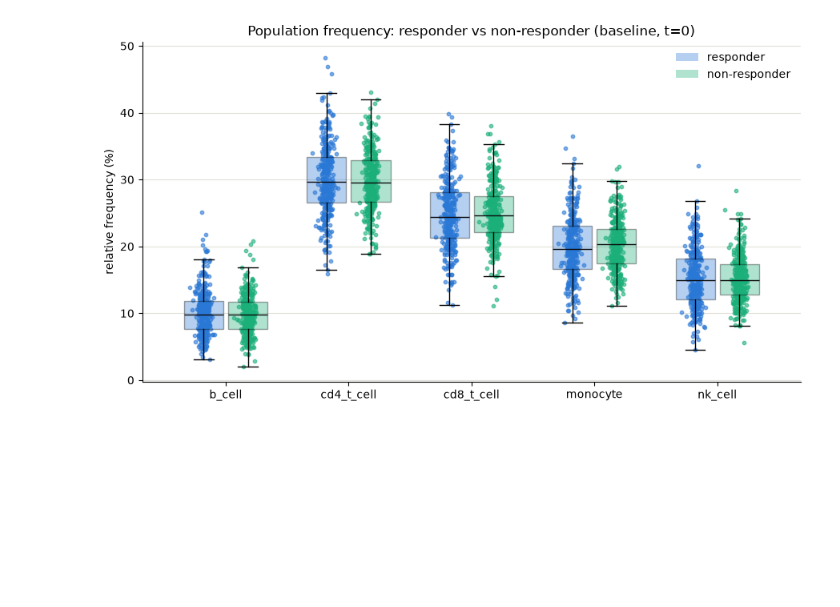
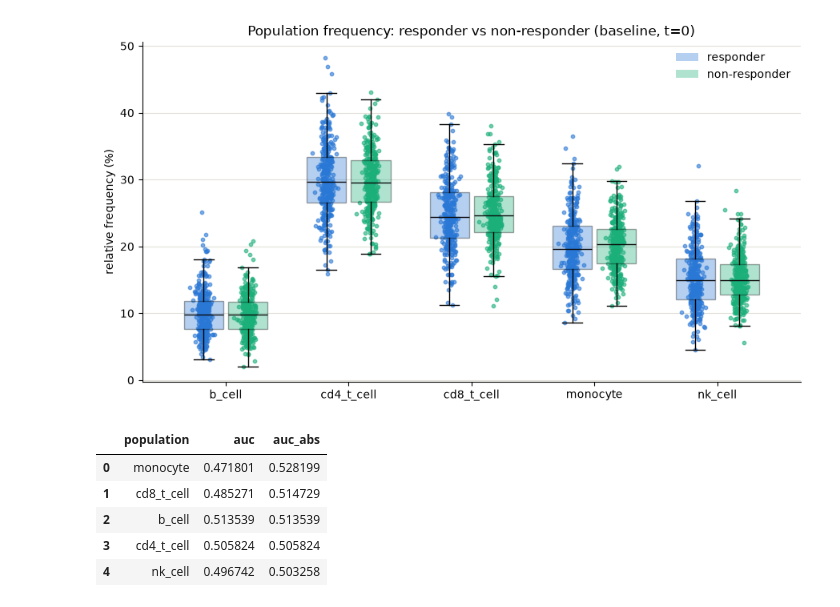
Before and after one commit to ssolh2906/miraclib_cell_counts_analysis, a Jupyter notebook: notebooks/part3_stats.ipynb, the cells around one changed output. Saved outputs shown, nothing was run; the diff lists cells and outputs as text; code cells hidden in the pictures; blank space fills up the shorter version.

```diff
--- a/notebooks/part3_stats.ipynb
+++ b/notebooks/part3_stats.ipynb
@@ -78,3 +81,16 @@ plt.tight_layout()
 plt.show()
 # %% [output]
 [figure]
+# %%
+from src.domain.statistics import population_auc, pca_projection
+
+auc_table = population_auc(freq)
+pca = pca_projection(freq)
+auc_table
+# %% [output]
+|  | population | auc | auc_abs |
+| 0 | monocyte | 0.471801 | 0.528199 |
+| 1 | cd8_t_cell | 0.485271 | 0.514729 |
+| 2 | b_cell | 0.513539 | 0.513539 |
+| 3 | cd4_t_cell | 0.505824 | 0.505824 |
+| 4 | nk_cell | 0.496742 | 0.503258 |
```
Also changed, not shown: parts of 2 cells of this notebook, 1 other file.
